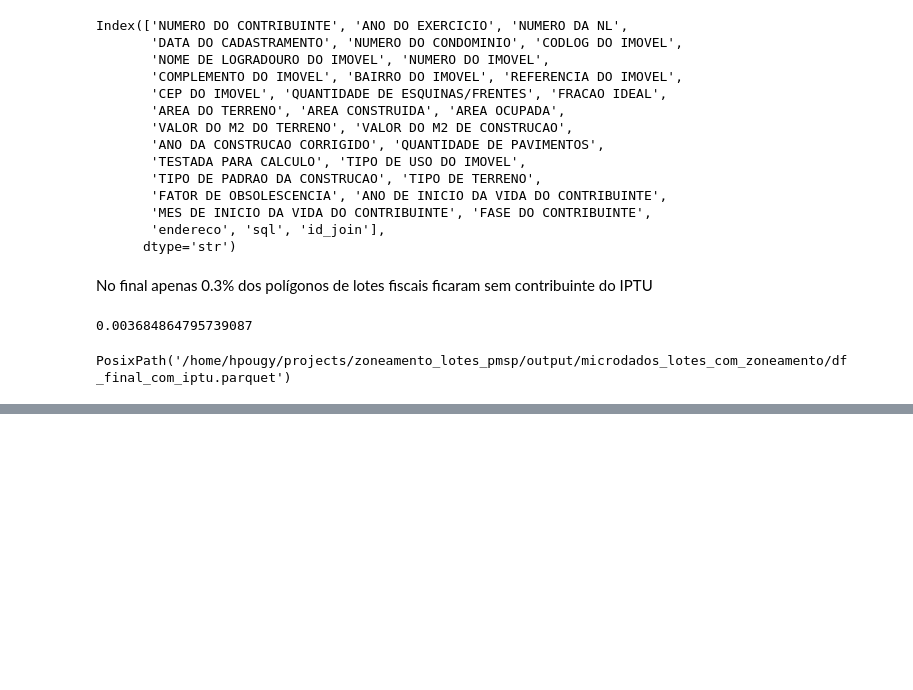
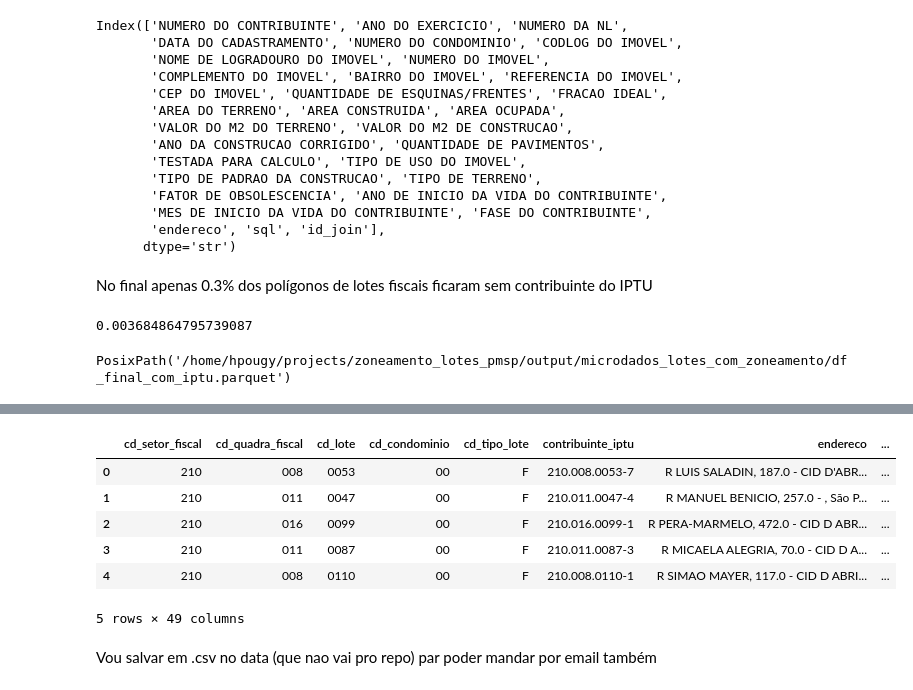
Before and after one commit to h-pgy/zoneamento_lotes_pmsp, a Jupyter notebook: 03_data_munging_final.ipynb, the cells around one changed output, grey strips where cells are left out. Saved outputs shown, nothing was run; the diff lists cells and outputs as text; code cells hidden in the pictures; blank space fills up the shorter version.

```diff
--- a/03_data_munging_final.ipynb
+++ b/03_data_munging_final.ipynb
@@ -580,0 +671,12 @@ PosixPath('/home/hpougy/projects/zoneamento_lotes_pmsp/output/microdados_lotes_c
+# %%
+df_final = pd.merge(df_final, dados, on='id', how='left')
+# %%
+df_final.head()
+# %% [output]
+|  | cd_setor_fiscal | cd_quadra_fiscal | cd_lote | cd_condominio | cd_tipo_lote | contribuinte_iptu | endereco | ... |
+| 0 | 210 | 008 | 0053 | 00 | F | 210.008.0053-7 | R LUIS SALADIN, 187.0 - CID D'ABR... | ... |
+| 1 | 210 | 011 | 0047 | 00 | F | 210.011.0047-4 | R MANUEL BENICIO, 257.0 - , São P... | ... |
+| 2 | 210 | 016 | 0099 | 00 | F | 210.016.0099-1 | R PERA-MARMELO, 472.0 - CID D ABR... | ... |
+| 3 | 210 | 011 | 0087 | 00 | F | 210.011.0087-3 | R MICAELA ALEGRIA, 70.0 - CID D A... | ... |
+| 4 | 210 | 008 | 0110 | 00 | F | 210.008.0110-1 | R SIMAO MAYER, 117.0 - CID D ABRI... | ... |
+5 rows × 49 columns
@@ -580,0 +685,2 @@ PosixPath('/home/hpougy/projects/zoneamento_lotes_pmsp/output/microdados_lotes_c
+# %% [markdown]
+Vou salvar em .csv no data (que nao vai pro repo) par poder mandar por email também
```
Also changed, not shown: parts of 30 cells of this notebook, 1 other file.
